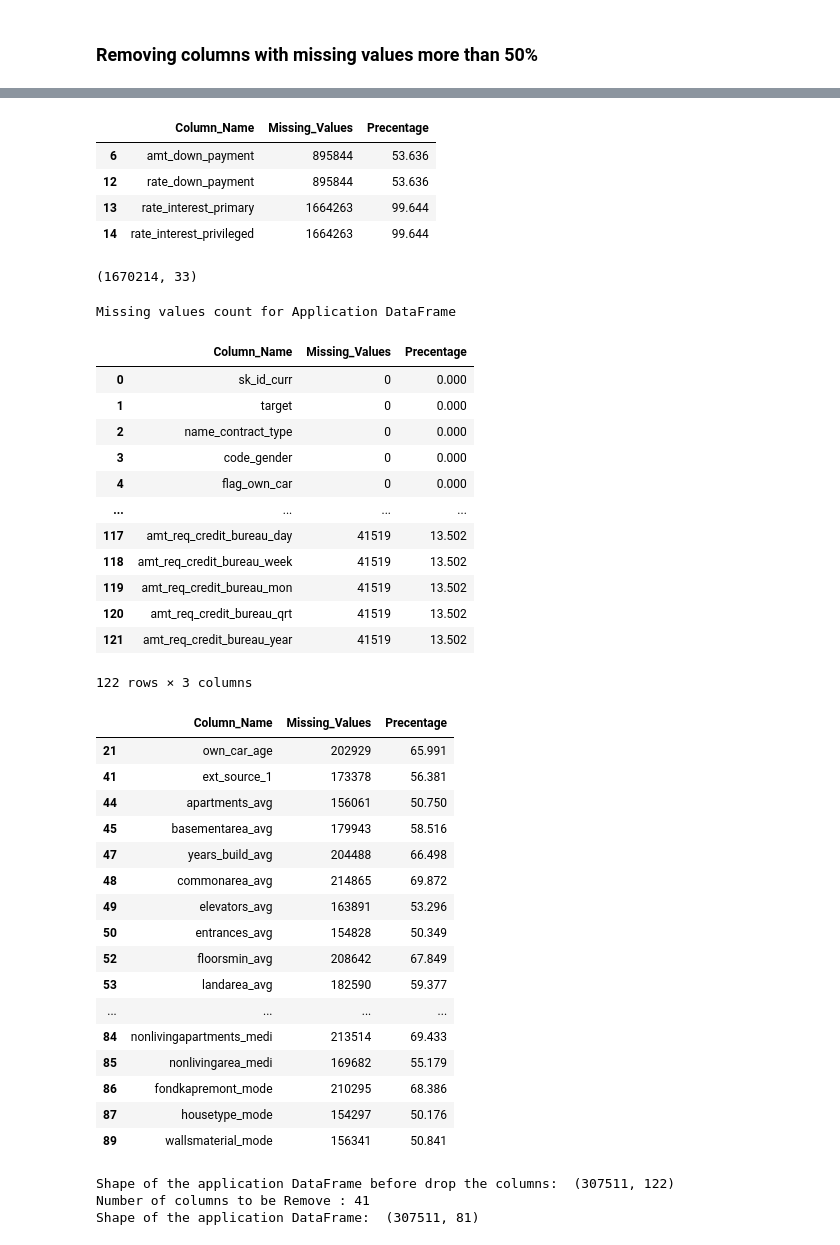
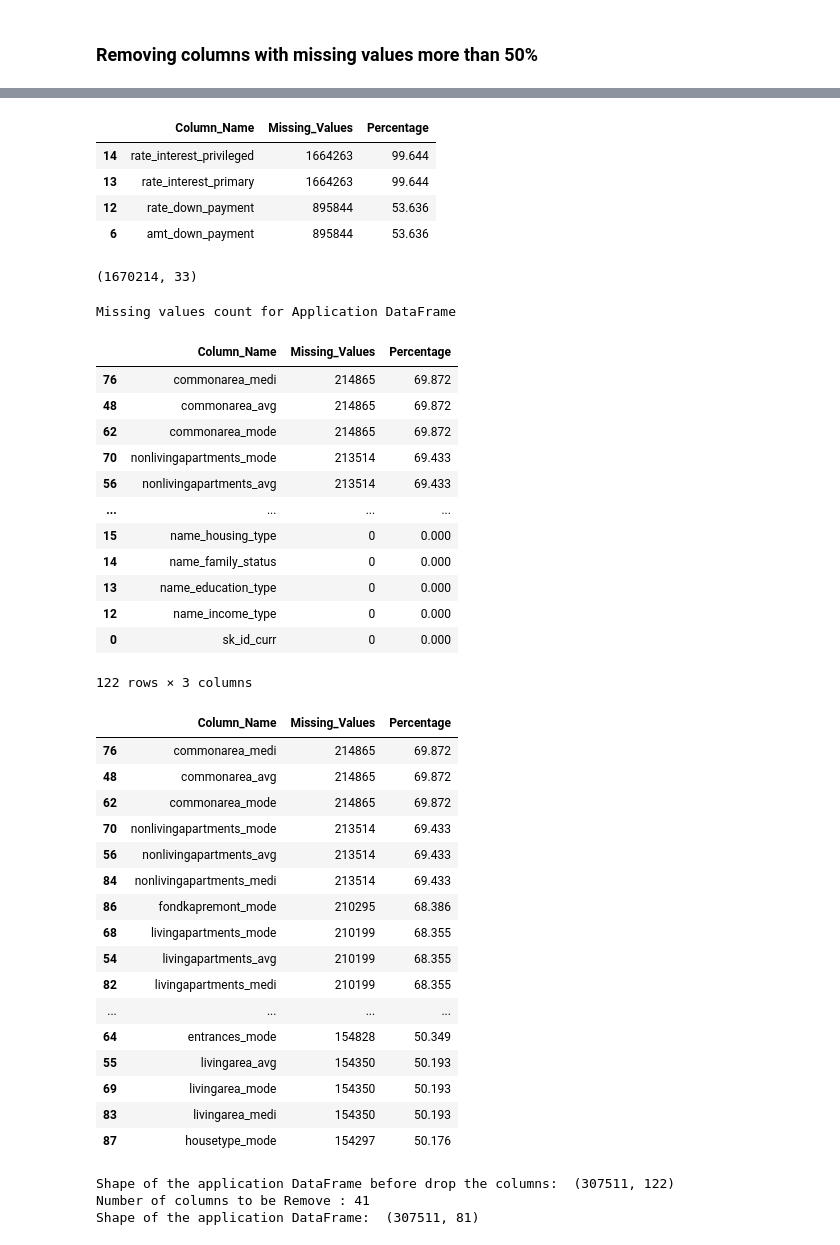
Before and after one commit to Prakash-Kani/Financial-Risk-Detection, a Jupyter notebook: Preprocessing.ipynb, the cells around one changed output, grey strips where cells are left out. Saved outputs shown, nothing was run; the diff lists cells and outputs as text; code cells hidden in the pictures.

Commit message:
Handling Missing values

```diff
--- a/Preprocessing.ipynb
+++ b/Preprocessing.ipynb
@@ -137,7 +137,7 @@ memory usage: 471.5+ MB
 def missing_values(df):
 
     data =[(col, df[col].isna().sum(), round((df[col].isna().sum()/df.shape[0])*100, 3)) for col in df.columns]
-    return pd.DataFrame(data, columns=['Column_Name', 'Missing_Values', 'Precentage'])
+    return pd.DataFrame(data, columns=['Column_Name', 'Missing_Values', 'Percentage']).sort_values('Percentage', ascending= False)
 # %%
 print('Missing values count for Application DataFrame')
 missing_values(app_df).head(50)
@@ -232,9 +232,9 @@ Missing values count for Previous Application DataFrame
 # %%
-pre_isna[pre_isna['Precentage'] >= 50 ]
+pre_isna[pre_isna['Percentage'] >= 50 ]
 # %% [output]
-|  | Column_Name | Missing_Values | Precentage |
+|  | Column_Name | Missing_Values | Percentage |
+| 14 | rate_interest_privileged | 1664263 | 99.644 |
+| 13 | rate_interest_primary | 1664263 | 99.644 |
+| 12 | rate_down_payment | 895844 | 53.636 |
 | 6 | amt_down_payment | 895844 | 53.636 |
-| 12 | rate_down_payment | 895844 | 53.636 |
-| 13 | rate_interest_primary | 1664263 | 99.644 |
-| 14 | rate_interest_privileged | 1664263 | 99.644 |
 # %%
@@ -254,37 +254,37 @@ app_isna = missing_values(app_df)
 app_isna
 # %% [output]
 Missing values count for Application DataFrame
-|  | Column_Name | Missing_Values | Precentage |
+|  | Column_Name | Missing_Values | Percentage |
+| 76 | commonarea_medi | 214865 | 69.872 |
+| 48 | commonarea_avg | 214865 | 69.872 |
+| 62 | commonarea_mode | 214865 | 69.872 |
+| 70 | nonlivingapartments_mode | 213514 | 69.433 |
+| 56 | nonlivingapartments_avg | 213514 | 69.433 |
+| ... | ... | ... | ... |
+| 15 | name_housing_type | 0 | 0.000 |
+| 14 | name_family_status | 0 | 0.000 |
+| 13 | name_education_type | 0 | 0.000 |
+| 12 | name_income_type | 0 | 0.000 |
 | 0 | sk_id_curr | 0 | 0.000 |
-| 1 | target | 0 | 0.000 |
-| 2 | name_contract_type | 0 | 0.000 |
-| 3 | code_gender | 0 | 0.000 |
-| 4 | flag_own_car | 0 | 0.000 |
-| ... | ... | ... | ... |
-| 117 | amt_req_credit_bureau_day | 41519 | 13.502 |
-| 118 | amt_req_credit_bureau_week | 41519 | 13.502 |
-| 119 | amt_req_credit_bureau_mon | 41519 | 13.502 |
-| 120 | amt_req_credit_bureau_qrt | 41519 | 13.502 |
-| 121 | amt_req_credit_bureau_year | 41519 | 13.502 |
 122 rows × 3 columns
 # %%
-app_isna[app_isna['Precentage'] >= 50 ]
+app_isna[app_isna['Percentage'] >= 50 ]
 # %% [output]
-|  | Column_Name | Missing_Values | Precentage |
-| 21 | own_car_age | 202929 | 65.991 |
-| 41 | ext_source_1 | 173378 | 56.381 |
-| 44 | apartments_avg | 156061 | 50.750 |
-| 45 | basementarea_avg | 179943 | 58.516 |
-| 47 | years_build_avg | 204488 | 66.498 |
+|  | Column_Name | Missing_Values | Percentage |
+| 76 | commonarea_medi | 214865 | 69.872 |
 | 48 | commonarea_avg | 214865 | 69.872 |
-| 49 | elevators_avg | 163891 | 53.296 |
-| 50 | entrances_avg | 154828 | 50.349 |
-| 52 | floorsmin_avg | 208642 | 67.849 |
-| 53 | landarea_avg | 182590 | 59.377 |
+| 62 | commonarea_mode | 214865 | 69.872 |
+| 70 | nonlivingapartments_mode | 213514 | 69.433 |
+| 56 | nonlivingapartments_avg | 213514 | 69.433 |
+| 84 | nonlivingapartments_medi | 213514 | 69.433 |
+| 86 | fondkapremont_mode | 210295 | 68.386 |
+| 68 | livingapartments_mode | 210199 | 68.355 |
+| 54 | livingapartments_avg | 210199 | 68.355 |
+| 82 | livingapartments_medi | 210199 | 68.355 |
 | ... | ... | ... | ... |
-| 84 | nonlivingapartments_medi | 213514 | 69.433 |
-| 85 | nonlivingarea_medi | 169682 | 55.179 |
-| 86 | fondkapremont_mode | 210295 | 68.386 |
+| 64 | entrances_mode | 154828 | 50.349 |
+| 55 | livingarea_avg | 154350 | 50.193 |
+| 69 | livingarea_mode | 154350 | 50.193 |
+| 83 | livingarea_medi | 154350 | 50.193 |
 | 87 | housetype_mode | 154297 | 50.176 |
-| 89 | wallsmaterial_mode | 156341 | 50.841 |
 # %%
```
Also changed, not shown: parts of 16 cells of this notebook.
